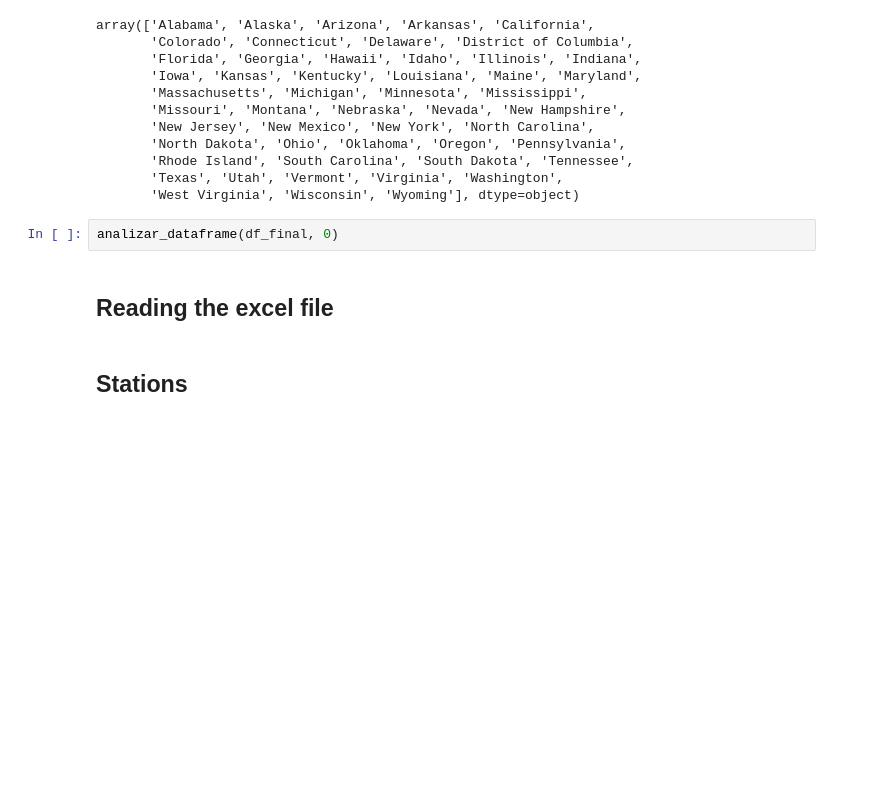
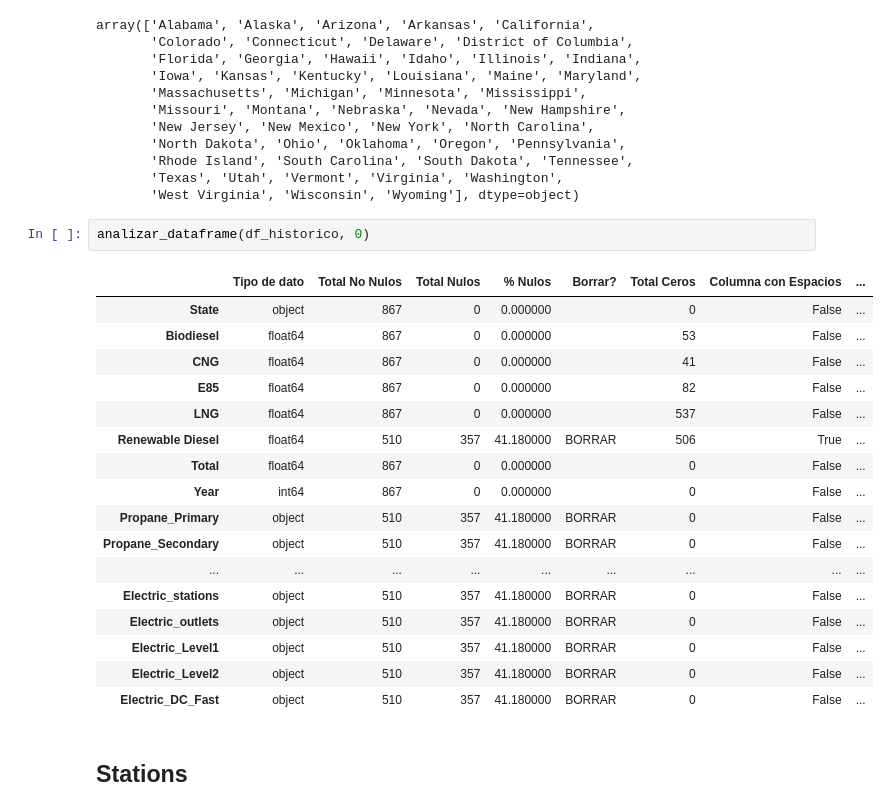
Before and after one commit to omanofx/portfolio, a Jupyter notebook: data_wrangling/data_cleaning.ipynb, the cells around one changed output. Saved outputs shown, nothing was run; the diff lists cells and outputs as text; blank space fills up the shorter version.

```diff
--- a/data_wrangling/data_cleaning.ipynb
+++ b/data_wrangling/data_cleaning.ipynb
@@ -551,9 +549,25 @@ array(['Alabama', 'Alaska', 'Arizona', 'Arkansas', 'California',
        'Texas', 'Utah', 'Vermont', 'Virginia', 'Washington',
        'West Virginia', 'Wisconsin', 'Wyoming'], dtype=object)
 # %%
-analizar_dataframe(df_final, 0)
+analizar_dataframe(df_historico, 0)
+# %% [output]
+|  | Tipo de dato | Total No Nulos | Total Nulos | % Nulos | Borrar? | Total Ceros | Columna con Espacios | ... |
+| State | object | 867 | 0 | 0.000000 |  | 0 | False | ... |
+| Biodiesel | float64 | 867 | 0 | 0.000000 |  | 53 | False | ... |
+| CNG | float64 | 867 | 0 | 0.000000 |  | 41 | False | ... |
+| E85 | float64 | 867 | 0 | 0.000000 |  | 82 | False | ... |
+| LNG | float64 | 867 | 0 | 0.000000 |  | 537 | False | ... |
+| Renewable Diesel | float64 | 510 | 357 | 41.180000 | BORRAR | 506 | True | ... |
+| Total | float64 | 867 | 0 | 0.000000 |  | 0 | False | ... |
+| Year | int64 | 867 | 0 | 0.000000 |  | 0 | False | ... |
+| Propane_Primary | object | 510 | 357 | 41.180000 | BORRAR | 0 | False | ... |
+| Propane_Secondary | object | 510 | 357 | 41.180000 | BORRAR | 0 | False | ... |
+| ... | ... | ... | ... | ... | ... | ... | ... | ... |
+| Electric_stations | object | 510 | 357 | 41.180000 | BORRAR | 0 | False | ... |
+| Electric_outlets | object | 510 | 357 | 41.180000 | BORRAR | 0 | False | ... |
+| Electric_Level1 | object | 510 | 357 | 41.180000 | BORRAR | 0 | False | ... |
+| Electric_Level2 | object | 510 | 357 | 41.180000 | BORRAR | 0 | False | ... |
+| Electric_DC_Fast | object | 510 | 357 | 41.180000 | BORRAR | 0 | False | ... |
-# %% [markdown]
-## Reading the excel file
 # %% [markdown]
 ## Stations
 # %%
```
Also changed, not shown: parts of 5 cells of this notebook.
